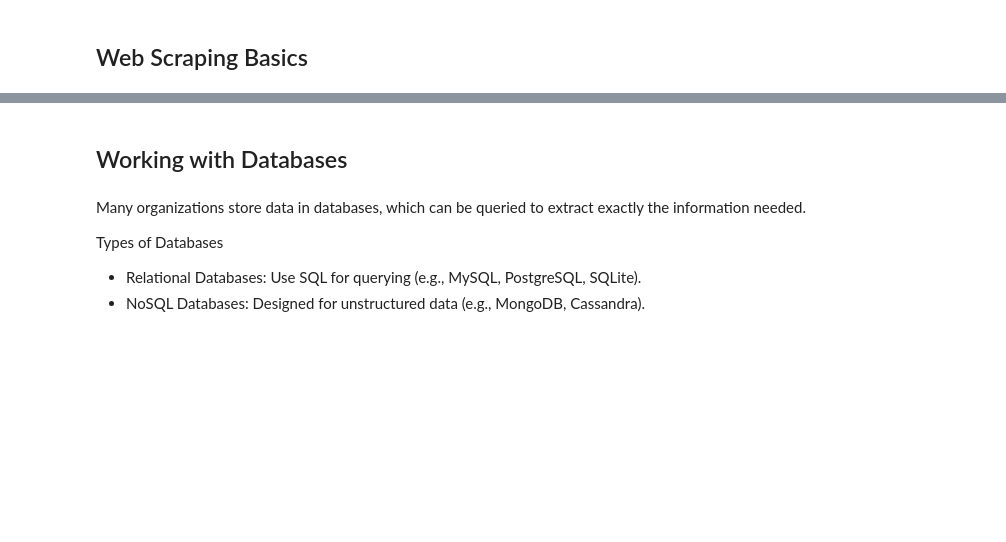
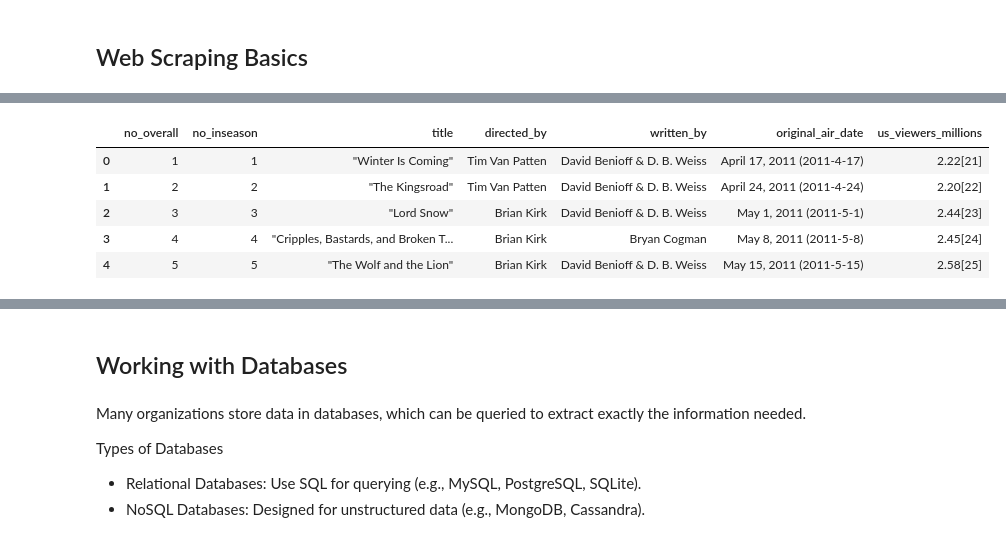
Before and after one commit to ervinstrmcnik/python-data-analytics, a Jupyter notebook: Part_04_Acquiring_Your_Data/Acquiring_Your_Data.ipynb, the cells around one changed output, grey strips where cells are left out. Saved outputs shown, nothing was run; the diff lists cells and outputs as text; code cells hidden in the pictures; blank space fills up the shorter version.

```diff
--- a/Part_04_Acquiring_Your_Data/Acquiring_Your_Data.ipynb
+++ b/Part_04_Acquiring_Your_Data/Acquiring_Your_Data.ipynb
@@ -1158,0 +1425,12 @@ Exercise: Scrape real estate listings and calculate average prices.
+# %%
+episodes = []
+headers = ["no_overall", "no_inseason", "title", "directed_by", "written_by", "original_air_date", "us_viewers_millions"]
+
+for table in ep_tables:
+    for row in table.find_all("tr")[1:]:
+        values = []
+        for col in row.find_all(["th", "td"]):
+            values.append(col.text)
+        if values:
+            episode_dict = {headers[i]: values[i] for i in range(len(values))}
+            episodes.append(episode_dict)
@@ -1158,0 +1445,10 @@ Exercise: Scrape real estate listings and calculate average prices.
+# %%
+ep_df_data = pd.DataFrame(episodes)
+ep_df_data.head()
+# %% [output]
+|  | no_overall | no_inseason | title | directed_by | written_by | original_air_date | us_viewers_millions |
+| 0 | 1 | 1 | "Winter Is Coming" | Tim Van Patten | David Benioff & D. B. Weiss | April 17, 2011 (2011-4-17) | 2.22[21] |
+| 1 | 2 | 2 | "The Kingsroad" | Tim Van Patten | David Benioff & D. B. Weiss | April 24, 2011 (2011-4-24) | 2.20[22] |
+| 2 | 3 | 3 | "Lord Snow" | Brian Kirk | David Benioff & D. B. Weiss | May 1, 2011 (2011-5-1) | 2.44[23] |
+| 3 | 4 | 4 | "Cripples, Bastards, and Broken T... | Brian Kirk | Bryan Cogman | May 8, 2011 (2011-5-8) | 2.45[24] |
+| 4 | 5 | 5 | "The Wolf and the Lion" | Brian Kirk | David Benioff & D. B. Weiss | May 15, 2011 (2011-5-15) | 2.58[25] |
```
Also changed, not shown: parts of 71 cells of this notebook, 1 other file.
